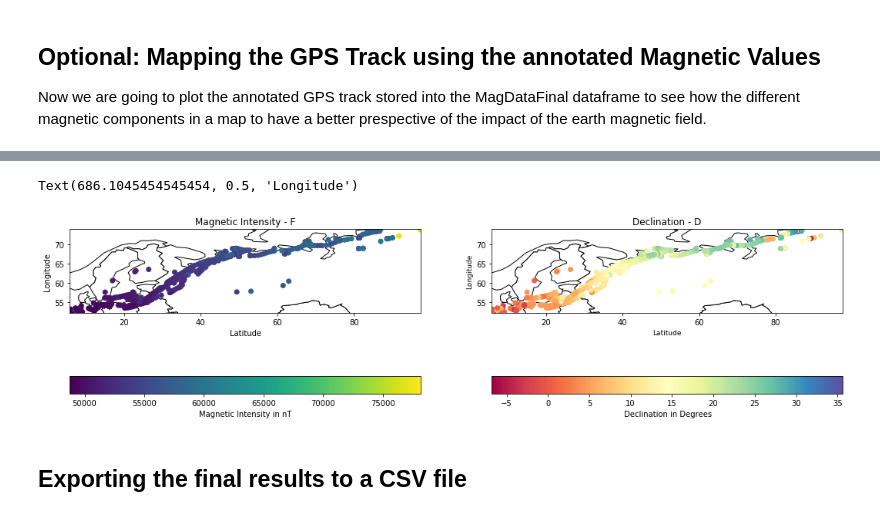
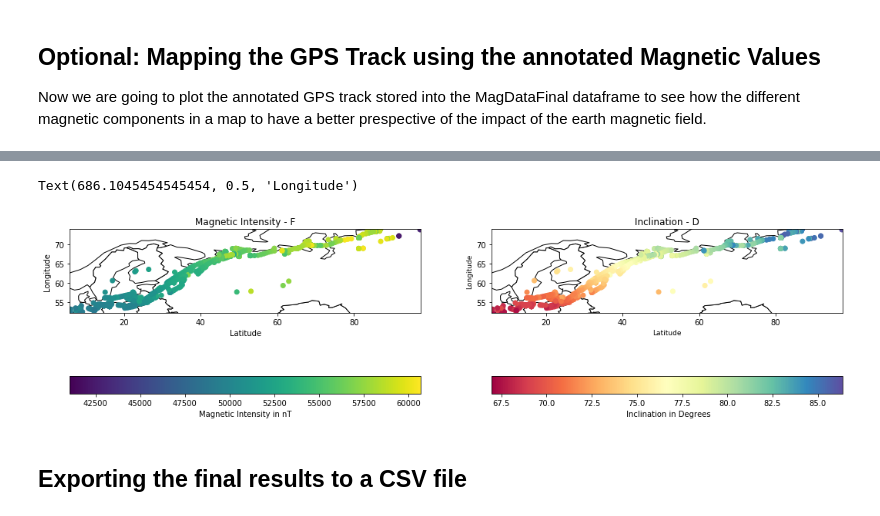
Before and after one commit to MagGeo/MagGeo, a Jupyter notebook: MagGeo - Sequential Mode.ipynb, the cells around one changed output, grey strips where cells are left out. Saved outputs shown, nothing was run; the diff lists cells and outputs as text; code cells hidden in the pictures.

```diff
--- a/MagGeo - Sequential Mode.ipynb
+++ b/MagGeo - Sequential Mode.ipynb
@@ -417,6 +443,11 @@ for d in uniquelist_dates:
 TotalSwarm_A = pd.concat(listdfa, join='outer', axis=0)
 TotalSwarm_B = pd.concat(listdfb, join='outer', axis=0)
 TotalSwarm_C = pd.concat(listdfc, join='outer', axis=0)
+
+#Removing the Swamr point which F_residuales are beetween -2000 nT and 2000 nT, considered as "bad points"
+TotalSwarm_A = TotalSwarm_A[TotalSwarm_A['F_res'].between(-2000, 2000)]
+TotalSwarm_B = TotalSwarm_B[TotalSwarm_B['F_res'].between(-2000, 2000)]
+TotalSwarm_C = TotalSwarm_C[TotalSwarm_C['F_res'].between(-2000, 2000)]
 # Preview the compiled data from Satellite Alpha
-TotalSwarm_A.head(10)
+TotalSwarm_A
 # %% [output]
@@ -473,7 +506,7 @@ def Kradius (lat):
     return nlat
 
 def DistJ(ds, r, dt, DT):
-    eDist = np.sqrt((ds/r)**2 + (dt/DT)**2)
+    eDist = np.sqrt(((ds/r)**2 + (dt/DT)**2)/2)
     return eDist
 
 def DfTime_func (SwarmData, GPSTime, DT):
@@ -559,12 +592,13 @@ def SwarmMagAnnotation (GPSLat,GPSLong,GPSDateTime,GPSTime, DT):
     SwarmData['Dj']= DistJ(ds, r, dt, DT)
 
     #10 Calculating the weigth values based on the previuos parameters.
-    SwarmData['W']= 1/((SwarmData['Dj'])**2)
+    SwarmData['W']= 1/((SwarmData['Dj'])**2) #We need to make more clear this part.
 
     #11. Computing the Sum of weigths
     SumW = SwarmData['W'].sum()
     #12. Distribution of weigths
     SwarmData['Wj'] = SwarmData['W']/SumW
+    #Could be  some bias. So we need to find a way to apply this weigth maybe base on distance and time using DT (4hrs)
 
     #13. Computing the Magnetic componente based on the weigths prevoius weigths.
     Ngps = (SwarmData['Wj']*SwarmData['N']).sum()
@@ -573,10 +607,11 @@ def SwarmMagAnnotation (GPSLat,GPSLong,GPSDateTime,GPSTime, DT):
 
     #14. Having Intepolated and weigth magnetic values, we can compute the other magnectic components.
     Hgps = np.sqrt((Ngps**2)+(Egps**2))
-    DgpsRad = np.arctan(Egps/Ngps)
+    #check the arcgtan in python., From arctan2 is saver.
+    DgpsRad = np.arctan2(Egps,Ngps)
     Dgps = np.degrees(DgpsRad)
     Fgps = np.sqrt((Ngps**2)+(Egps**2)+(Cgps**2))
-    IgpsRad = np.arctan(Cgps/Hgps)
+    IgpsRad = np.arctan2(Cgps,Hgps)
     Igps = np.degrees(IgpsRad)
     #15. Write the results into an array that will be a dictionay for the final dataframe.
     resultrow = {'Latitude': GPSLat, 'Longitude': GPSLong, 'DateTime': GPSDateTime, 'Fgps':Fgps, 'N': Ngps, 'E': Egps, 'C':Cgps, 'H':Hgps, 'D':Dgps,'I':Igps, 'TotalPoints':TolSatPts, 'MinDist':MinDistance, 'AvDist':AvDistance}
@@ -708,37 +744,37 @@ fig, (ax1, ax2) = plt.subplots(ncols=2, figsize = (18,10))
 ax1 = world.plot(ax=ax1, color='white', edgecolor='black')
 xlim = ([gdf.total_bounds[0],  gdf.total_bounds[2]])
 ylim = ([gdf.total_bounds[1],  gdf.total_bounds[3]])
 ax1.set_xlim(xlim)
 ax1.set_ylim(ylim)
 
 
 gdf.plot(ax=ax1, column='Fgps', legend=True,
          legend_kwds={'label': "Magnetic Intensity in nT",
                       'orientation': "horizontal"})
 plt.ylabel("Longitude", fontsize=9)
 plt.xlabel("Latitude", fontsize=9)
 ax1.set_title('Magnetic Intensity - F')
 ax1.set_xlabel('Latitude')
 ax1.set_ylabel('Longitude')
 
 
 ax2 = world.plot( ax=ax2, color='white', edgecolor='black')
 xlim = ([gdf.total_bounds[0],  gdf.total_bounds[2]])
 ylim = ([gdf.total_bounds[1],  gdf.total_bounds[3]])
 ax2.set_xlim(xlim)
 ax2.set_ylim(ylim)
 
 
 # We can now plot our ``GeoDataFrame``.
-gdf.plot(ax=ax2, column='D', legend=True, cmap='Spectral',
-         legend_kwds={'label': " Declination in Degrees",
+gdf.plot(ax=ax2, column='I', legend=True, cmap='Spectral',
+         legend_kwds={'label': " Inclination in Degrees",
                       'orientation': "horizontal"})
-ax2.set_title('Declination - D')
+ax2.set_title('Inclination - D')
 ax2.set_xlabel('Latitude')
 ax2.set_ylabel('Longitude')
 # %% [output]
 Text(686.1045454545454, 0.5, 'Longitude')
-[figure, old version]
+[figure, new version]
 # %% [markdown]
 ## Exporting the final results to a CSV file
 # %%
```
Also changed, not shown: parts of 10 cells of this notebook, 5 other files.
